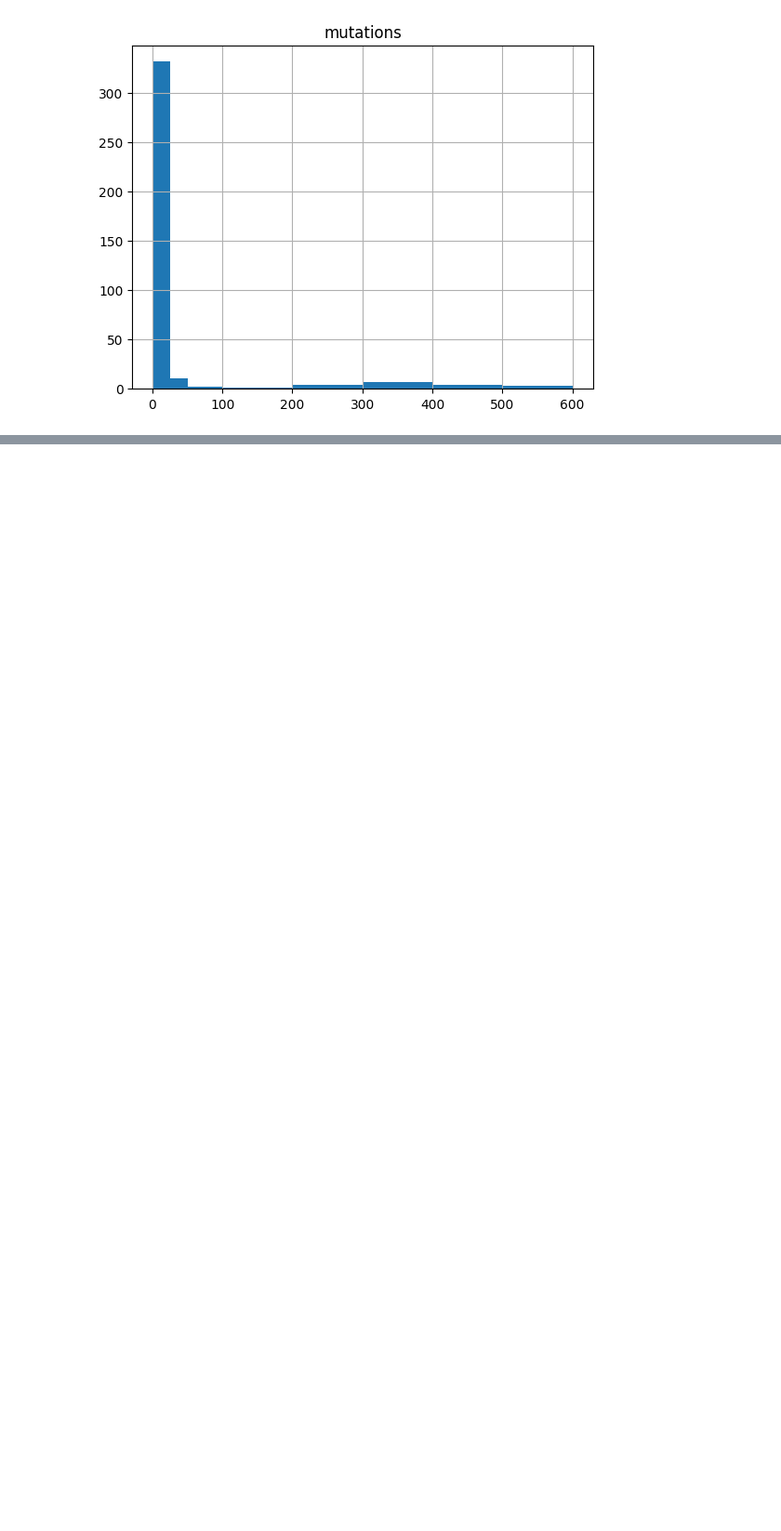
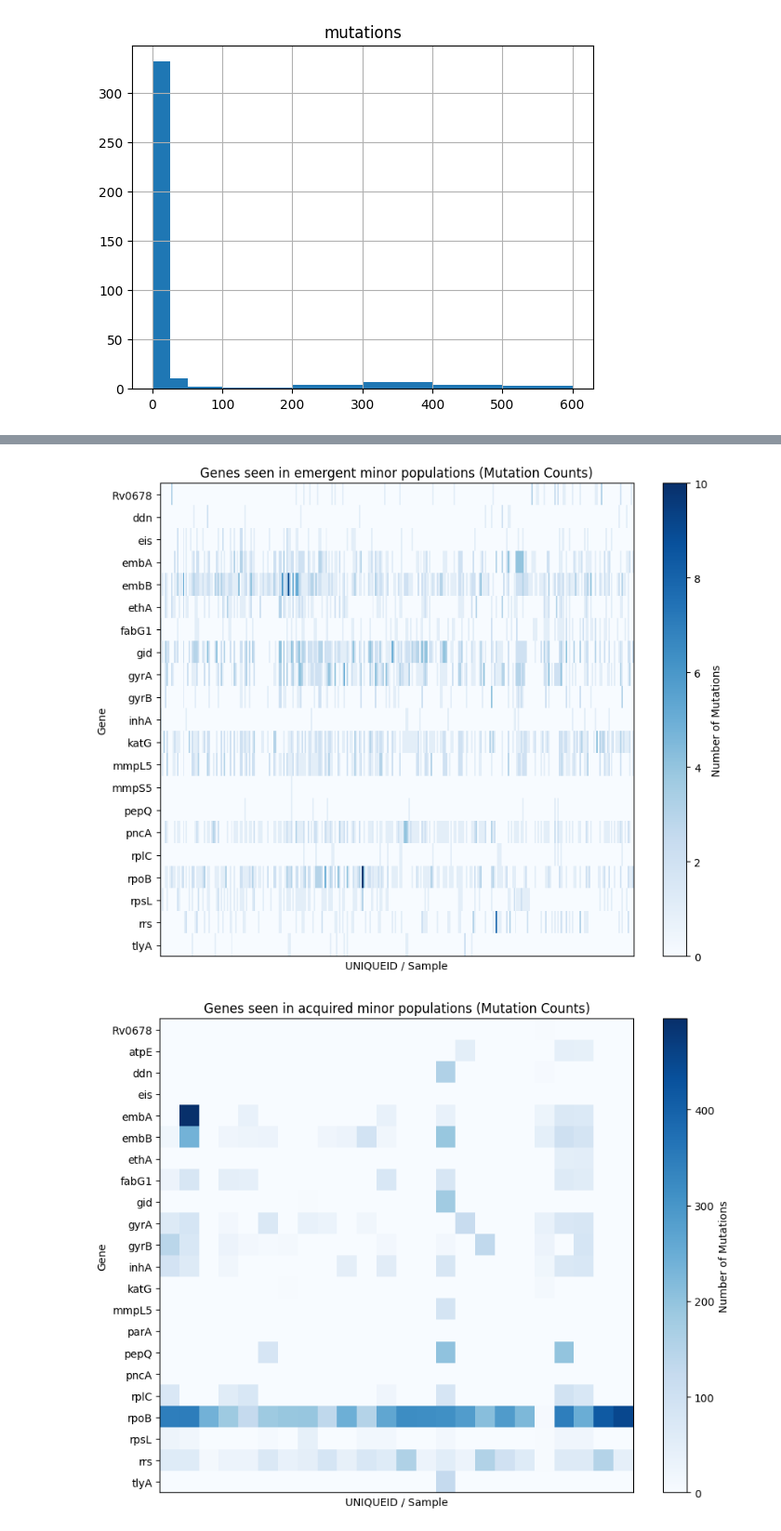
Before and after one commit to fowler-lab/tb-rnap-subpopulations, a Jupyter notebook: Reproduce_Figures.ipynb, the cells around one changed output, grey strips where cells are left out. Shown at 93% size. Cells and saved outputs as stored; diff of their text form; code cells hidden in the pictures; blank space fills up the shorter version.

Commit message:
look at genes in minor populations

```diff
--- a/Reproduce_Figures.ipynb
+++ b/Reproduce_Figures.ipynb
@@ -1006,7 +949,7 @@ axes = mutations_count_by_sample.hist(bins=[1,25,50,100,200,300,400,500,600])
 [figure]
 # %%
 #choose the cut-off normally chosen for distinguishing direcrtly related samples: 12 SNPs
-acquired = mutations_all[(mutations_all.UNIQUEID.isin(res_minor_uniqueids)) & (mutations_all.RESISTANT_MUTATION == False) & (mutations_all.IS_MINOR_ALLELE == True)].UNIQUEID.value_counts()>=12
+acquired = mutations_all[(mutations_all.UNIQUEID.isin(res_minor_uniqueids)) & (mutations_all.RESISTANT_MUTATION == False) & (mutations_all.IS_MINOR_ALLELE == True)].UNIQUEID.value_counts()>=100
 acquired = acquired[acquired].index
 len(acquired)
 # %% [output]
@@ -1014,5 +957,5 @@ len(acquired)
 # %%
-emergent = mutations_all[(mutations_all.UNIQUEID.isin(res_minor_uniqueids)) & (mutations_all.RESISTANT_MUTATION == False) & (mutations_all.IS_MINOR_ALLELE == True)].UNIQUEID.value_counts()<12
+emergent = mutations_all[(mutations_all.UNIQUEID.isin(res_minor_uniqueids)) & (mutations_all.RESISTANT_MUTATION == False) & (mutations_all.IS_MINOR_ALLELE == True)].UNIQUEID.value_counts()<22
 emergent = emergent[emergent].index
 len(emergent)
 # %% [output]
@@ -1036 +1014,43 @@ Name: count, dtype: int64
+# %%
+dfs = [emergent_resistant, acquired_resistant]
+for df in dfs:
+    # Create a pivot table where rows are genes, columns are samples, and values are the count of mutations
+    mutation_pivot = df.pivot_table(index='GENE', columns='UNIQUEID', aggfunc='size', fill_value=0)
+
+    # Remove genes (rows) where the total count of mutations is zero across all samples
+    mutation_pivot = mutation_pivot[(mutation_pivot.sum(axis=1) > 0)]
+
+    # Plotting the matrix
+    plt.figure(figsize=(10, 8))
+
+    # Plot using a heatmap-like approach with matshow, where color intensity reflects the count of mutations
+    plt.matshow(mutation_pivot, cmap='Blues', fignum=1)  # You can change 'Blues' to another colormap if you want
+
+    # Adding axis labels
+    plt.xticks(ticks=np.arange(len(mutation_pivot.columns)), labels=mutation_pivot.columns, rotation=90)
+    plt.yticks(ticks=np.arange(len(mutation_pivot.index)), labels=mutation_pivot.index)
+
+    # Label the plot
+    plt.xlabel('UNIQUEID / Sample')
+    plt.ylabel('Gene')
+    label = 'acquired' if df.equals(acquired_resistant) else 'emergent'
+    plt.title(f'Genes seen in {label} minor populations (Mutation Counts)')
+
+    # remove x axis labels
+    plt.xticks([])
+
+    # make the y axis longer
+    plt.gca().set_aspect('auto')
+
+    # Show color bar to indicate the intensity (number of mutations)
+    plt.colorbar(label='Number of Mutations')
+
+    # Save the plot in high resolution
+    plt.savefig(f'figures/mutation_matrix_{label}.png', dpi=300)
+
+    # Show the plot
+    plt.show()
+# %% [output]
+[figure, added]
+[figure, added]
 # %%
```
Also changed, not shown: parts of 16 cells of this notebook.
